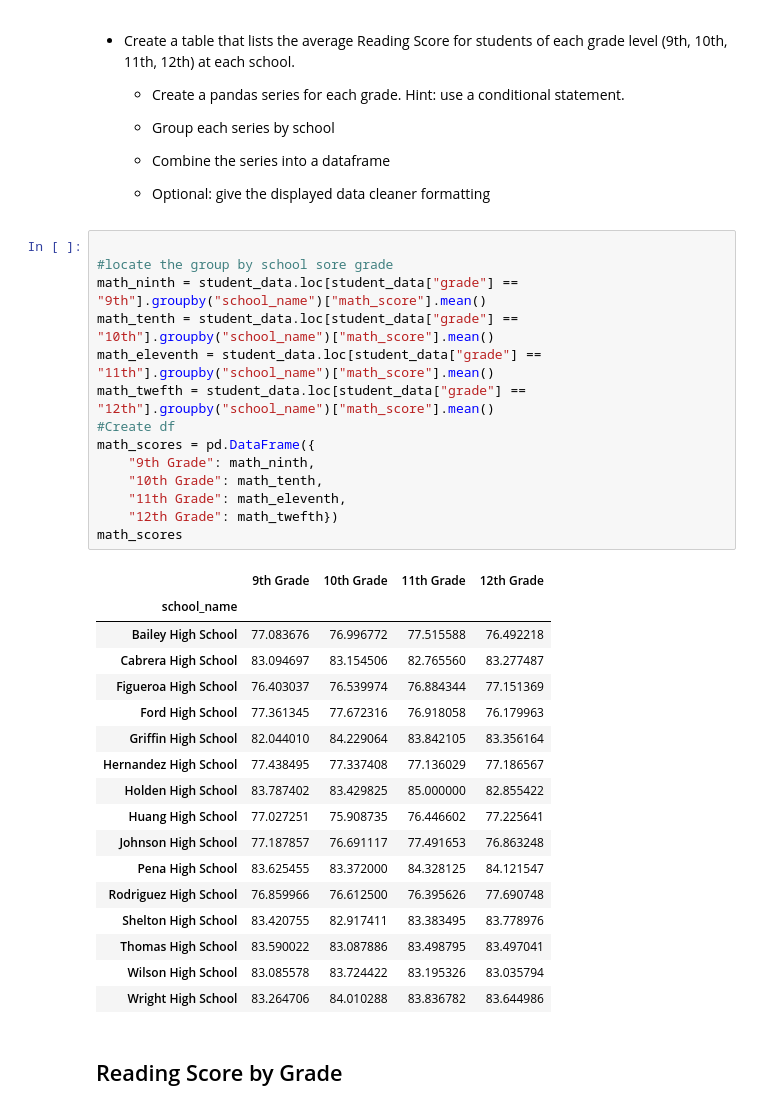
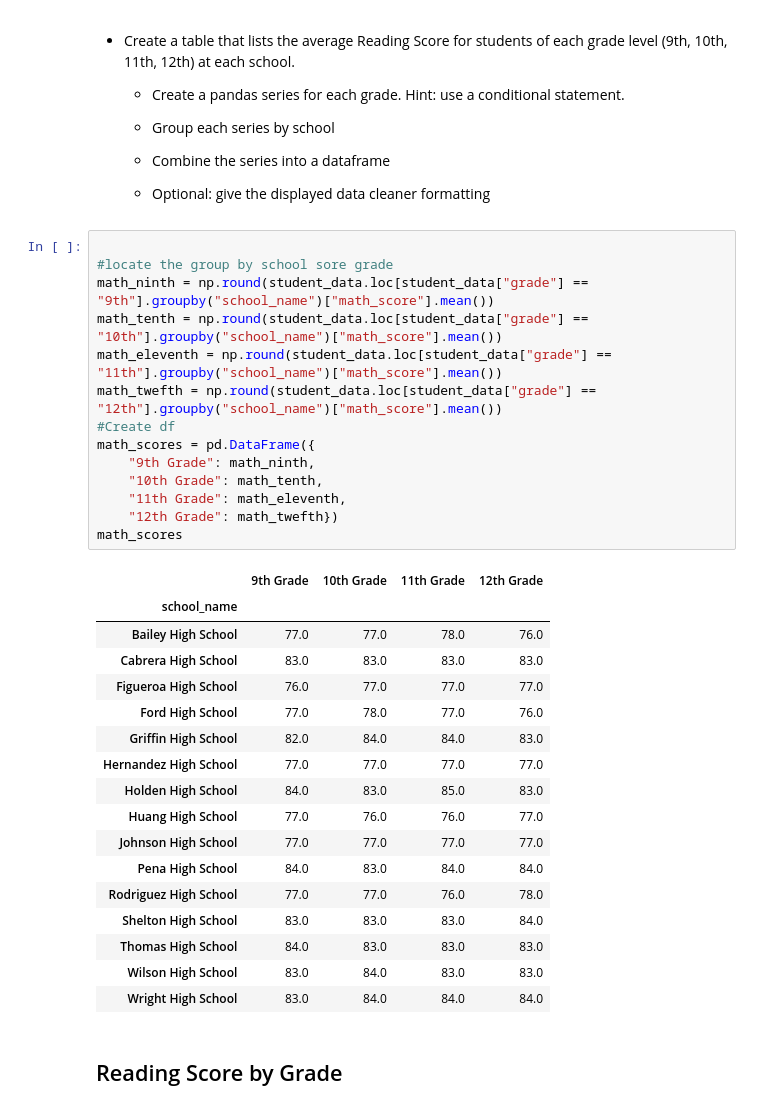
Before and after one commit to lorelles/pandas-challenge, a Jupyter notebook: PyCitySchools/PyCitySchools_analysis.ipynb, the cells around one changed output. Cells and saved outputs as stored; diff of their text form.

```diff
--- a/PyCitySchools/PyCitySchools_analysis.ipynb
+++ b/PyCitySchools/PyCitySchools_analysis.ipynb
@@ -309,35 +309,35 @@ overall_passing_df.head(5)
 # %%
 
 #locate the group by school sore grade
-math_ninth = student_data.loc[student_data["grade"] == "9th"].groupby("school_name")["math_score"].mean()
-math_tenth = student_data.loc[student_data["grade"] == "10th"].groupby("school_name")["math_score"].mean()
-math_eleventh = student_data.loc[student_data["grade"] == "11th"].groupby("school_name")["math_score"].mean()
-math_twefth = student_data.loc[student_data["grade"] == "12th"].groupby("school_name")["math_score"].mean()
+math_ninth = np.round(student_data.loc[student_data["grade"] == "9th"].groupby("school_name")["math_score"].mean())
+math_tenth = np.round(student_data.loc[student_data["grade"] == "10th"].groupby("school_name")["math_score"].mean())
+math_eleventh = np.round(student_data.loc[student_data["grade"] == "11th"].groupby("school_name")["math_score"].mean())
+math_twefth = np.round(student_data.loc[student_data["grade"] == "12th"].groupby("school_name")["math_score"].mean())
 #Create df
 math_scores = pd.DataFrame({
     "9th Grade": math_ninth,
     "10th Grade": math_tenth,
     "11th Grade": math_eleventh,
     "12th Grade": math_twefth})
 math_scores
 # %% [output]
 |  | 9th Grade | 10th Grade | 11th Grade | 12th Grade |
 | school_name |  |  |  |  |
-| Bailey High School | 77.083676 | 76.996772 | 77.515588 | 76.492218 |
-| Cabrera High School | 83.094697 | 83.154506 | 82.765560 | 83.277487 |
-| Figueroa High School | 76.403037 | 76.539974 | 76.884344 | 77.151369 |
-| Ford High School | 77.361345 | 77.672316 | 76.918058 | 76.179963 |
-| Griffin High School | 82.044010 | 84.229064 | 83.842105 | 83.356164 |
-| Hernandez High School | 77.438495 | 77.337408 | 77.136029 | 77.186567 |
-| Holden High School | 83.787402 | 83.429825 | 85.000000 | 82.855422 |
-| Huang High School | 77.027251 | 75.908735 | 76.446602 | 77.225641 |
-| Johnson High School | 77.187857 | 76.691117 | 77.491653 | 76.863248 |
-| Pena High School | 83.625455 | 83.372000 | 84.328125 | 84.121547 |
-| Rodriguez High School | 76.859966 | 76.612500 | 76.395626 | 77.690748 |
-| Shelton High School | 83.420755 | 82.917411 | 83.383495 | 83.778976 |
-| Thomas High School | 83.590022 | 83.087886 | 83.498795 | 83.497041 |
-| Wilson High School | 83.085578 | 83.724422 | 83.195326 | 83.035794 |
-| Wright High School | 83.264706 | 84.010288 | 83.836782 | 83.644986 |
+| Bailey High School | 77.0 | 77.0 | 78.0 | 76.0 |
+| Cabrera High School | 83.0 | 83.0 | 83.0 | 83.0 |
+| Figueroa High School | 76.0 | 77.0 | 77.0 | 77.0 |
+| Ford High School | 77.0 | 78.0 | 77.0 | 76.0 |
+| Griffin High School | 82.0 | 84.0 | 84.0 | 83.0 |
+| Hernandez High School | 77.0 | 77.0 | 77.0 | 77.0 |
+| Holden High School | 84.0 | 83.0 | 85.0 | 83.0 |
+| Huang High School | 77.0 | 76.0 | 76.0 | 77.0 |
+| Johnson High School | 77.0 | 77.0 | 77.0 | 77.0 |
+| Pena High School | 84.0 | 83.0 | 84.0 | 84.0 |
+| Rodriguez High School | 77.0 | 77.0 | 76.0 | 78.0 |
+| Shelton High School | 83.0 | 83.0 | 83.0 | 84.0 |
+| Thomas High School | 84.0 | 83.0 | 83.0 | 83.0 |
+| Wilson High School | 83.0 | 84.0 | 83.0 | 83.0 |
+| Wright High School | 83.0 | 84.0 | 84.0 | 84.0 |
 # %% [markdown]
 ## Reading Score by Grade
 # %% [markdown]
```
